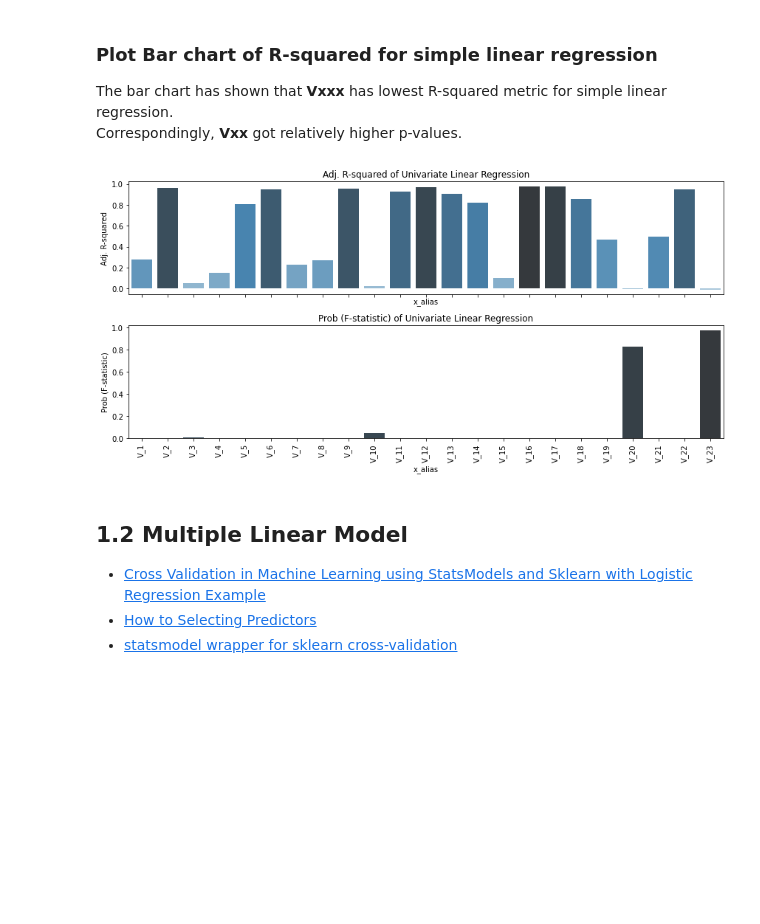
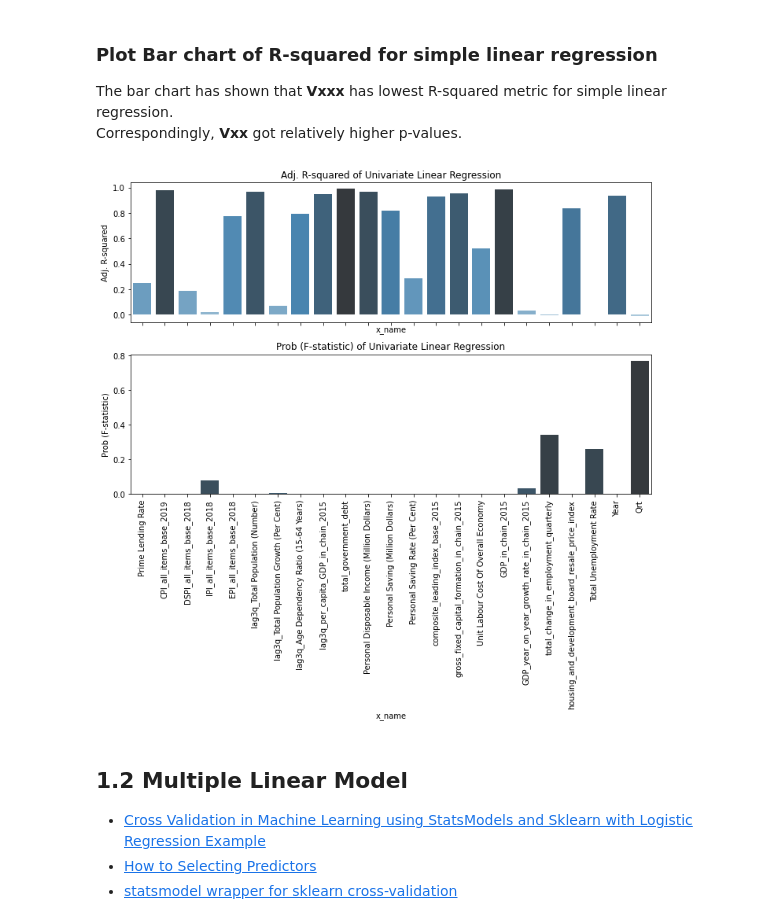
Before and after one commit to luoxiangyi222/commercial-bank-deposits-forecasting, a Jupyter notebook: model_linear.ipynb, the cells around one changed output. Drawn from its saved outputs; the diff is of its cells as text; code cells hidden in the pictures; blank space fills up the shorter version.

```diff
--- a/model_linear.ipynb
+++ b/model_linear.ipynb
@@ -188,7 +61,6 @@ class MyLR:
 # %%
-SLR_df = df.dropna().copy().reset_index(drop=True)
+SLR_df = insample_df.copy()
 
+# display(SLR_df.head())
 print(SLR_df.shape)
-
-SLR_df.head()
 # %% [output]
@@ -281,7 +92,7 @@ SLR_analysis_res_df
 The bar chart has shown that **Vxxx** has lowest R-squared metric for simple linear regression.
 Correspondingly, **Vxx** got relatively higher p-values.
 # %%
-fig, axs = plt.subplots(2, 1, sharex=True, figsize=(12, 6))
+fig, axs = plt.subplots(2, 1, sharex=True, figsize=(10, 10))
 ax1, ax2 = axs.flat
 plt.xticks(rotation=90)
 
@@ -295,36 +106,37 @@ rank = (
 
 plot1 = sns.barplot(
     ax=ax1,
-    x="x_alias",
+    x="x_name",
     y="Adj. R-squared",
     data=SLR_analysis_res_df,
     palette=np.array(pal)[rank],
 )
 
 ax1.set_title("Adj. R-squared of Univariate Linear Regression")
 
 #### Plot p-values ####
 
 pal = sns.color_palette("Blues_d", SLR_analysis_res_df.shape[0])
 rank = (
     SLR_analysis_res_df["Prob (F-statistic)"].argsort().argsort()
 )  # http://stackoverflow.com/a/6266510/1628638
 # sns.barplot(x=data.index, y=data, palette=np.array(pal[::-1])[rank])
 
 plot2 = sns.barplot(
     ax=ax2,
-    x="x_alias",
+    x="x_name",
     y="Prob (F-statistic)",
     data=SLR_analysis_res_df,
     palette=np.array(pal)[rank],
 )
 
 ax2.set_title("Prob (F-statistic) of Univariate Linear Regression")
 
 plt.tight_layout()
+plt.savefig("./output/linear_model/univariate_LR.png")
 plt.show()
 # %% [output]
-[figure, old version]
+[figure, new version]
 # %% [markdown]
 ## 1.2 Multiple Linear Model
 
```
Also changed, not shown: parts of 22 cells of this notebook, 54 other files.
